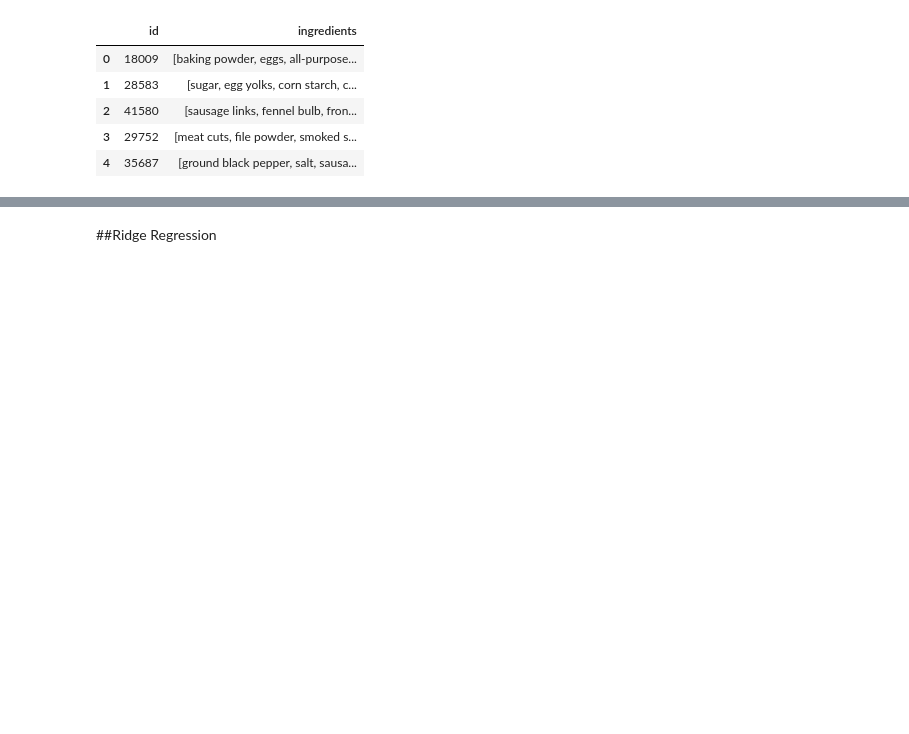
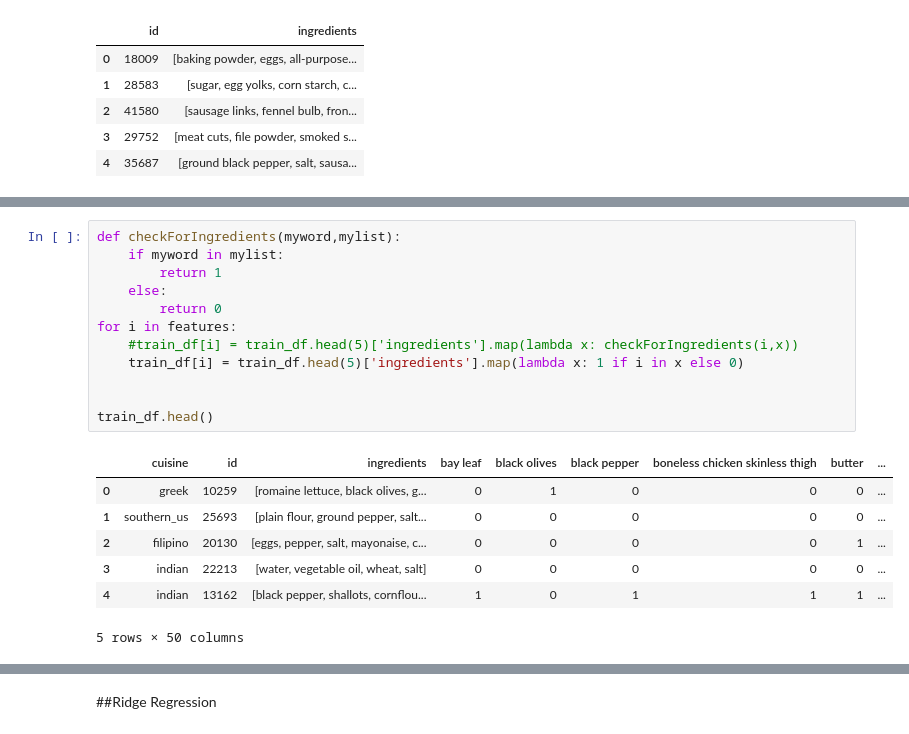
Before and after one commit to Saishweta/Cook-It-Up-With-the-Fantastic-Four, a Jupyter notebook: regression_testing.ipynb, the cells around one changed output, grey strips where cells are left out. Saved outputs shown, nothing was run; the diff lists cells and outputs as text; blank space fills up the shorter version.

```diff
--- a/regression_testing.ipynb
+++ b/regression_testing.ipynb
@@ -57,0 +48,20 @@ Wall time: 15min 12s
+# %%
+def checkForIngredients(myword,mylist):
+    if myword in mylist:
+        return 1
+    else:
+        return 0
+for i in features:
+    #train_df[i] = train_df.head(5)['ingredients'].map(lambda x: checkForIngredients(i,x))
+    train_df[i] = train_df.head(5)['ingredients'].map(lambda x: 1 if i in x else 0)
+
+
+train_df.head()
+# %% [output]
+|  | cuisine | id | ingredients | bay leaf | black olives | black pepper | boneless chicken skinless thigh | butter | ... |
+| 0 | greek | 10259 | [romaine lettuce, black olives, g... | 0 | 1 | 0 | 0 | 0 | ... |
+| 1 | southern_us | 25693 | [plain flour, ground pepper, salt... | 0 | 0 | 0 | 0 | 0 | ... |
+| 2 | filipino | 20130 | [eggs, pepper, salt, mayonaise, c... | 0 | 0 | 0 | 0 | 1 | ... |
+| 3 | indian | 22213 | [water, vegetable oil, wheat, salt] | 0 | 0 | 0 | 0 | 0 | ... |
+| 4 | indian | 13162 | [black pepper, shallots, cornflou... | 1 | 0 | 1 | 1 | 1 | ... |
+5 rows × 50 columns
```
Also changed, not shown: parts of 9 cells of this notebook, 1 other file.
